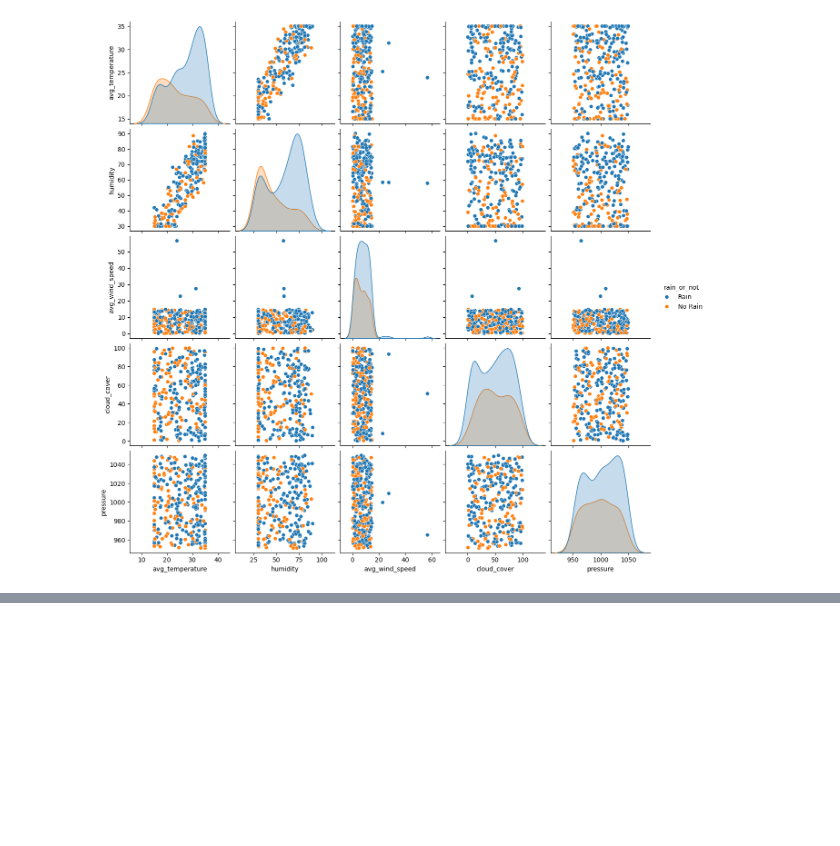
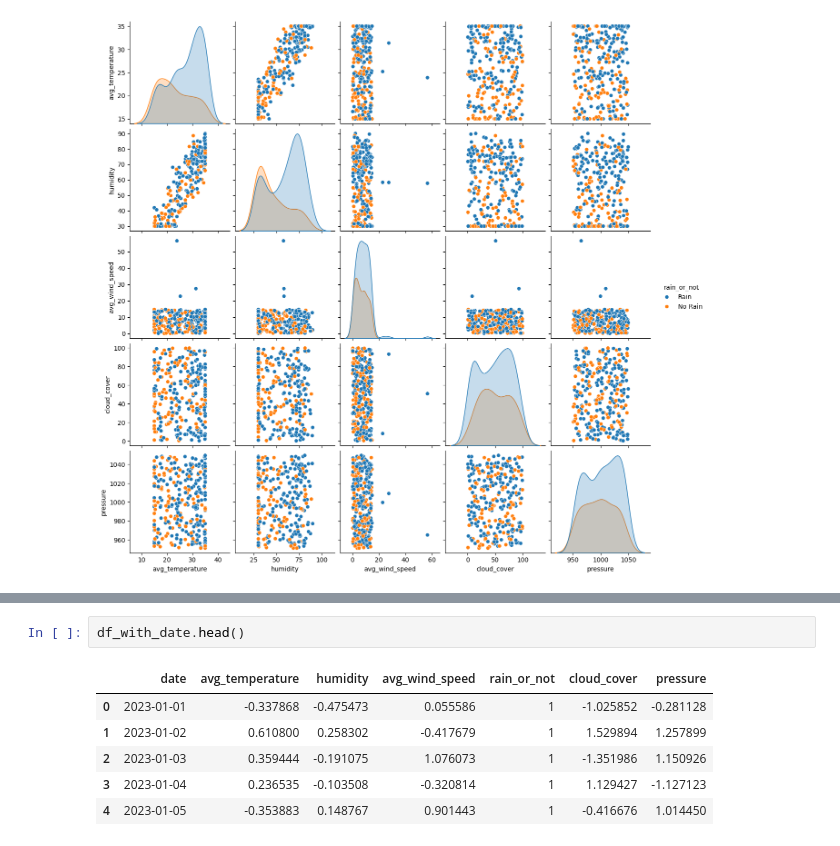
Before and after one commit to rivindu-ashinsa/Intellihack_OutliearRejects_Task1, a Jupyter notebook: Untitled.ipynb, the cells around one changed output, grey strips where cells are left out. Saved outputs shown, nothing was run; the diff lists cells and outputs as text; blank space fills up the shorter version.

```diff
--- a/Untitled.ipynb
+++ b/Untitled.ipynb
@@ -252,0 +335,9 @@ plt.show()
+# %%
+df_with_date.head()
+# %% [output]
+|  | date | avg_temperature | humidity | avg_wind_speed | rain_or_not | cloud_cover | pressure |
+| 0 | 2023-01-01 | -0.337868 | -0.475473 | 0.055586 | 1 | -1.025852 | -0.281128 |
+| 1 | 2023-01-02 | 0.610800 | 0.258302 | -0.417679 | 1 | 1.529894 | 1.257899 |
+| 2 | 2023-01-03 | 0.359444 | -0.191075 | 1.076073 | 1 | -1.351986 | 1.150926 |
+| 3 | 2023-01-04 | 0.236535 | -0.103508 | -0.320814 | 1 | 1.129427 | -1.127123 |
+| 4 | 2023-01-05 | -0.353883 | 0.148767 | 0.901443 | 1 | -0.416676 | 1.014450 |
```
Also changed, not shown: parts of 1 cell of this notebook.
